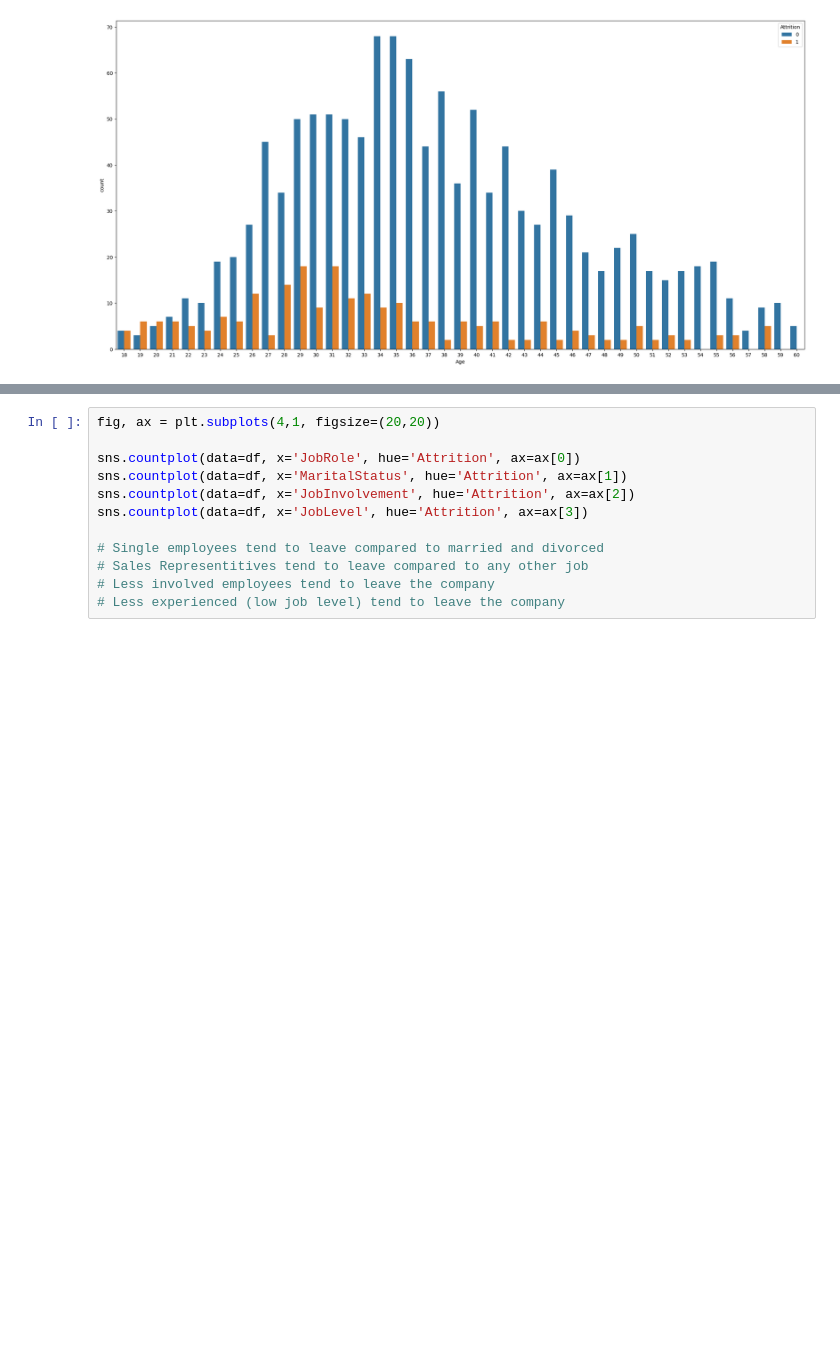
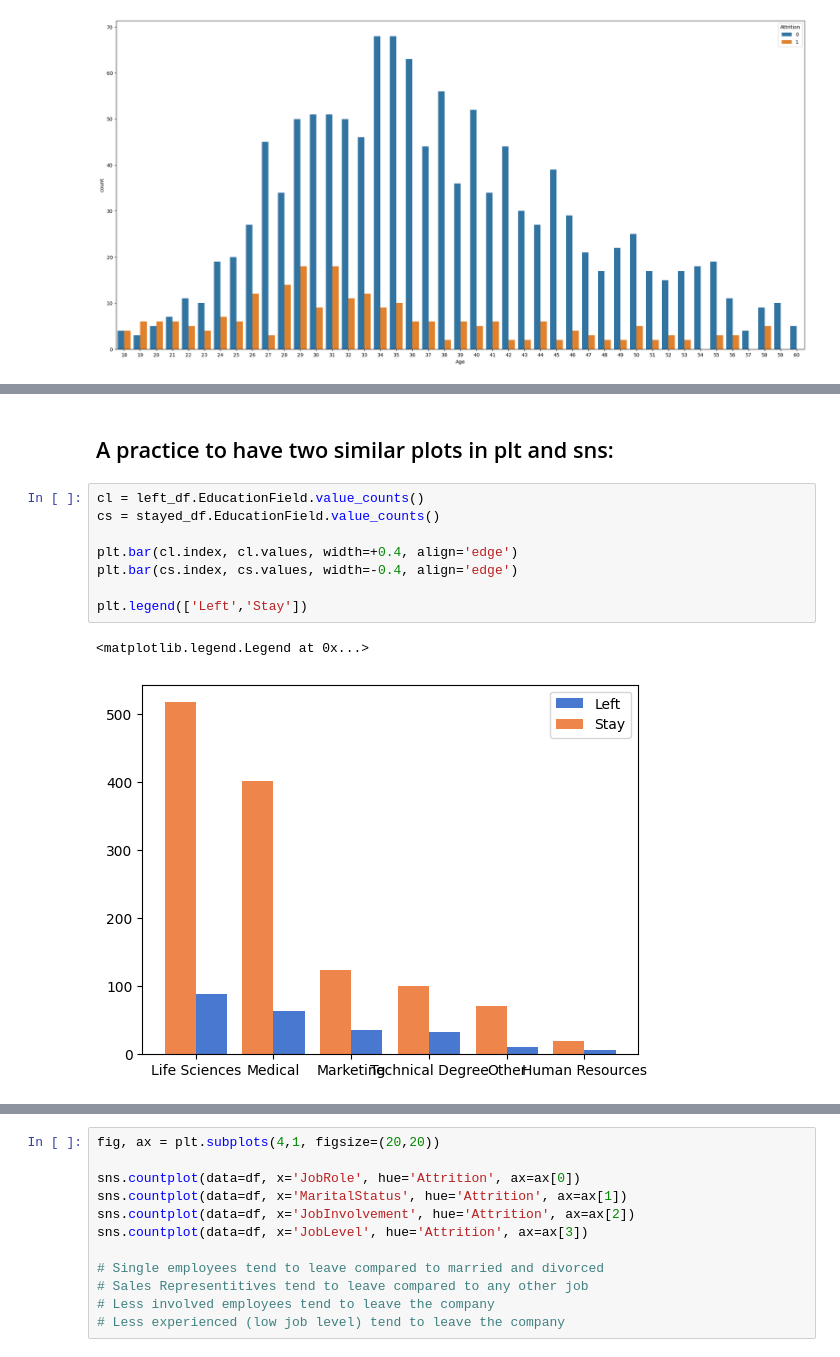
Before and after one commit to Ashkania/DS_Projects, a Jupyter notebook: Human_Resources_Department_Skeleton.ipynb, the cells around one changed output, grey strips where cells are left out. Saved outputs shown, nothing was run; the diff lists cells and outputs as text; blank space fills up the shorter version.

```diff
--- a/Human_Resources_Department_Skeleton.ipynb
+++ b/Human_Resources_Department_Skeleton.ipynb
@@ -256,0 +276,14 @@ sns.countplot(data=df, x='Age', hue='Attrition')
+# %% [markdown]
+A practice to have two similar plots in plt and sns:
+---
+# %%
+cl = left_df.EducationField.value_counts()
+cs = stayed_df.EducationField.value_counts()
+
+plt.bar(cl.index, cl.values, width=+0.4, align='edge')
+plt.bar(cs.index, cs.values, width=-0.4, align='edge')
+
+plt.legend(['Left','Stay'])
+# %% [output]
+<matplotlib.legend.Legend at 0x...>
+[figure, added]
```
Also changed, not shown: parts of 11 cells of this notebook.
